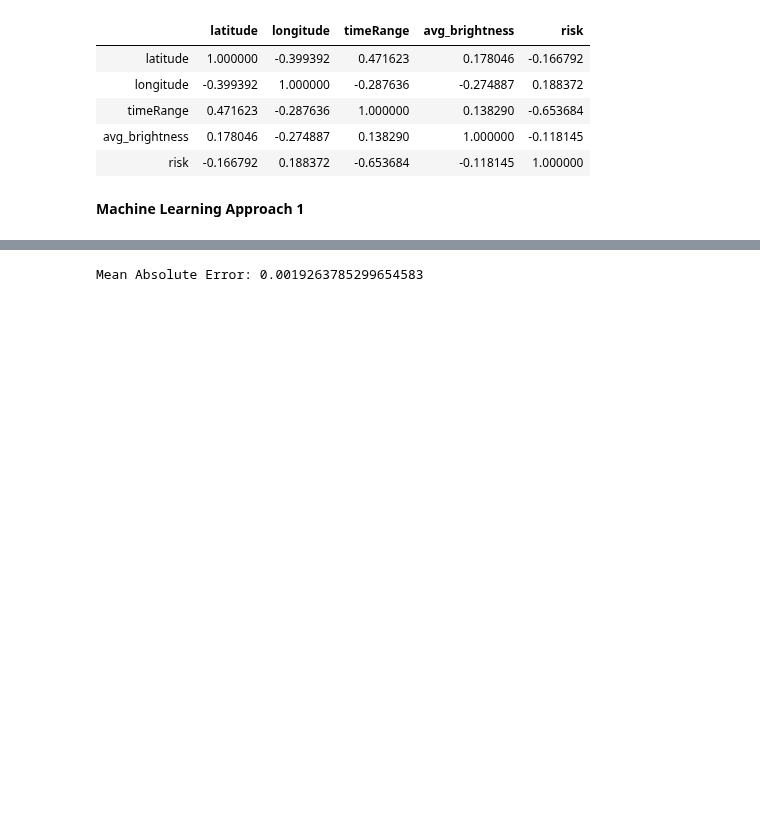
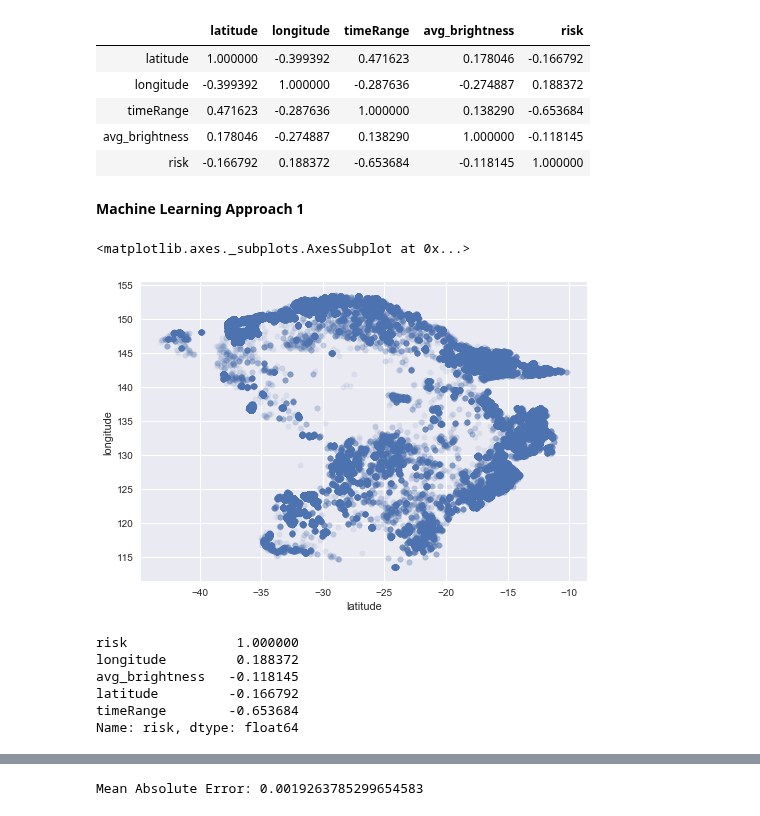
Before and after one commit to ssaunderss/fire-detection, a Jupyter notebook: risk_forecast_ML.ipynb, the cells around one changed output, grey strips where cells are left out. Cells and saved outputs as stored; diff of their text form; code cells hidden in the pictures; blank space fills up the shorter version.

```diff
--- a/risk_forecast_ML.ipynb
+++ b/risk_forecast_ML.ipynb
@@ -123,3 +126,8 @@ RSEED = 50
 # %%
 # Split the dataset into train and test sets: 30% of the data is used for training
 X_train, X_test, y_train, y_test = train_test_split(features, labels, test_size = 0.30, random_state = RSEED)
+# %%
+X_test.plot(kind='scatter', x='latitude', y='longitude', alpha=0.1, s=20)
+# %% [output]
+<matplotlib.axes._subplots.AxesSubplot at 0x...>
+[figure, added]
@@ -125,0 +138,10 @@ X_train, X_test, y_train, y_test = train_test_split(features, labels, test_size
+# %%
+corr_matrix = dataset.corr()
+corr_matrix['risk'].sort_values(ascending=False)
+# %% [output]
+risk              1.000000
+longitude         0.188372
+avg_brightness   -0.118145
+latitude         -0.166792
+timeRange        -0.653684
+Name: risk, dtype: float64
```
Also changed, not shown: parts of 5 cells of this notebook, 1 other file.
